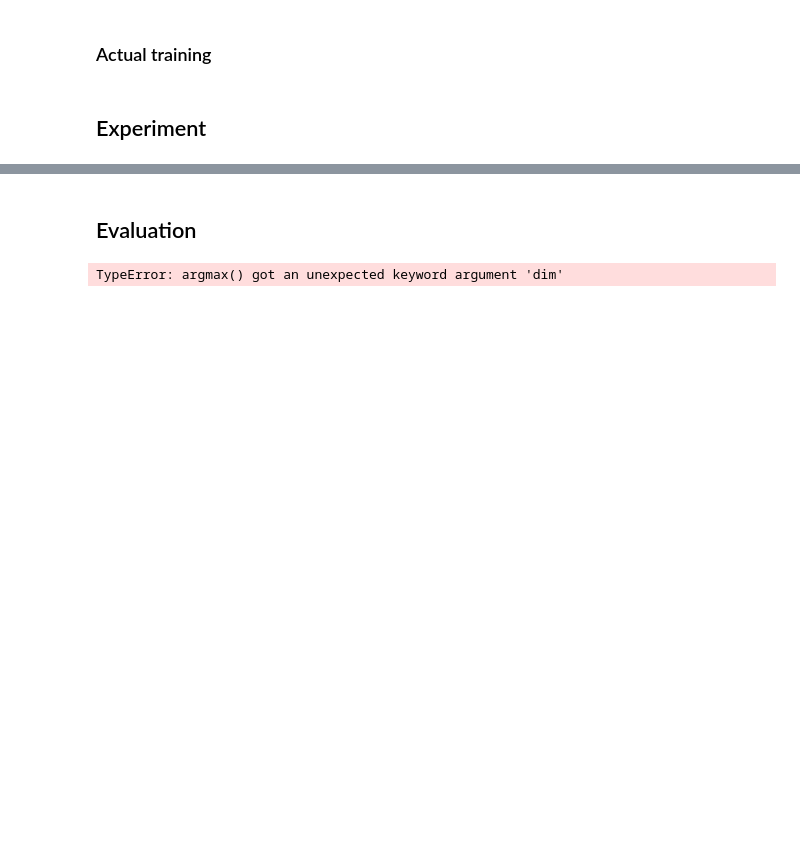
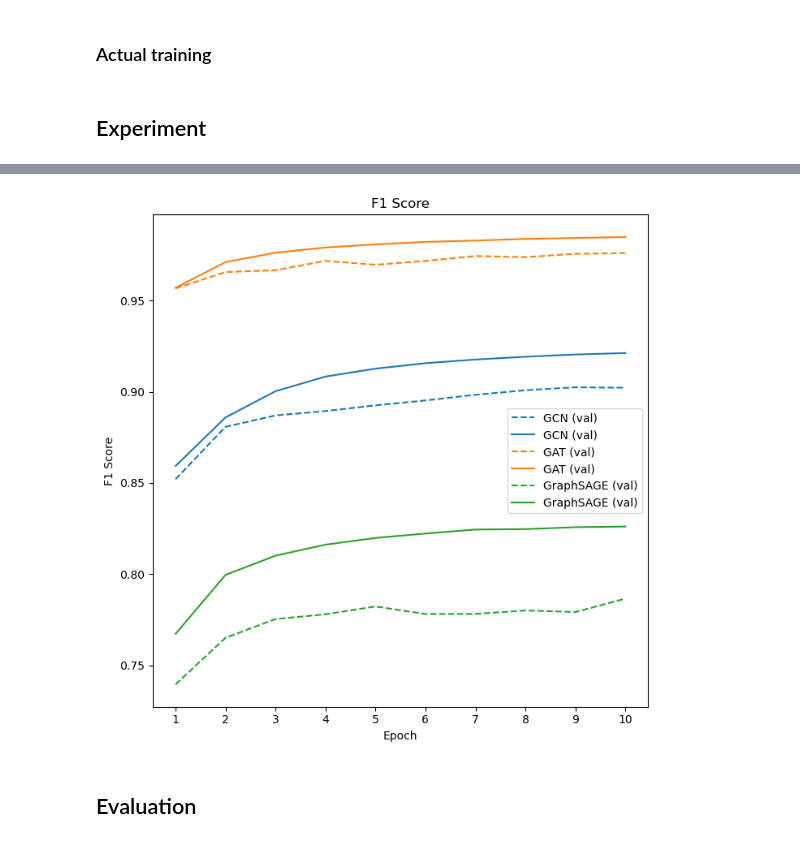
Before and after one commit to lucamodica/grape-project, a Jupyter notebook: model-train.ipynb, the cells around one changed output, grey strips where cells are left out. Saved outputs shown, nothing was run; the diff lists cells and outputs as text; code cells hidden in the pictures; blank space fills up the shorter version.

Commit message:
🎈 perf(model plots): all evaluation plot

```diff
--- a/model-train.ipynb
+++ b/model-train.ipynb
@@ -22,8 +22,8 @@ np.random.seed(0)
 # %% [markdown]
 ## Read, understand and prepare the data
 # %%
-# node_data = pd.read_parquet('data/amazon_product_data_word2vec.parquet')
-data = torch.load('data/amazon_product_data_sum.pt')
+node_data = pd.read_parquet('data/amazon_product_data_word2vec.parquet')
+data: Data = torch.load('data/amazon_product_data_sum_all.pt')
 data.num_classes = data.y.unique().shape[0]
 # %% [markdown]
 ### Main info
@@ -368,0 +328,9 @@ def plot_metrics(results):
+# %%
+# create the dict with the results for the models from the output folder
+results_dict = {
+    gcn.__class__.__name__: torch.load(f'output/{gcn.__class__.__name__}-results-dict.pt'),
+    gat.__class__.__name__: torch.load(f'output/{gat.__class__.__name__}-results-dict.pt'),
+    'GraphSAGE': torch.load(f'output/GraphSAGE-results-dict.pt'),
+    gin.__class__.__name__: torch.load(f'output/{gin.__class__.__name__}-results-dict.pt'),
+    'mlp': torch.load(f'output/mlp-results-dict.pt')
+}
@@ -369,3 +475,9 @@ def plot_metrics(results):
+# %%
+# plot_results(results_dict)
+# plot_losses_and_f1(results_dict)
+plot_f1(results_dict)
+# %% [output]
+[figure, added]
 # %%
 # # train the models and get the results
 # #for model in [gcn, gat, gin, gsage]:
@@ -399,6 +526 @@ def confusion_matrix(predictions, labels):
     plt.show()
-# %%
-# test the confusion matrix with the GCN results
-confusion_matrix(gcn_results['model'](data.x, data.edge_index)[0], data.y)
-# %% [output]
-TypeError: argmax() got an unexpected keyword argument 'dim'
```
Also changed, not shown: parts of 22 cells of this notebook, 4 other files.
